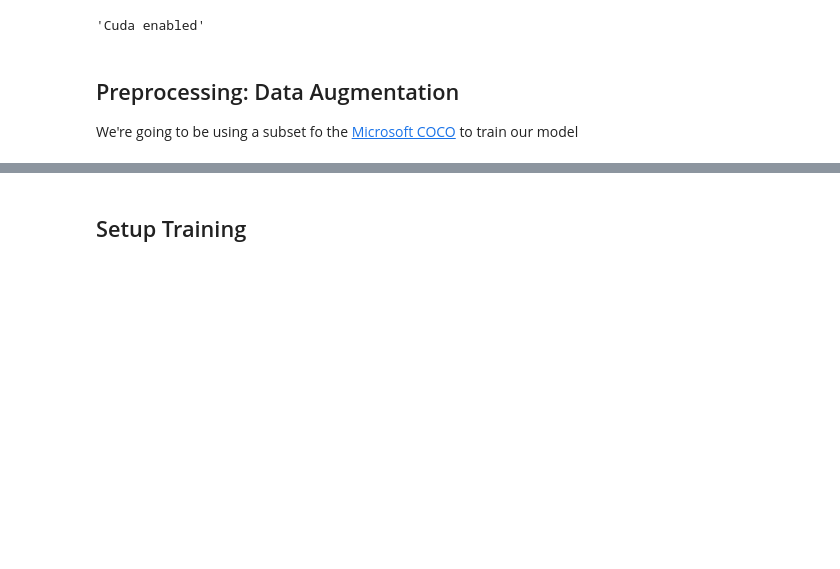
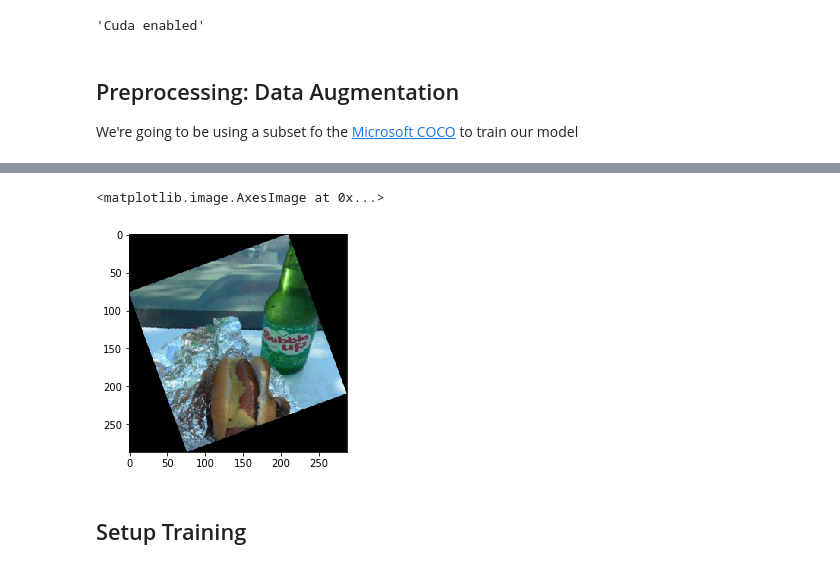
Before and after one commit to JerAguilon/Image-Processing-Deep-Learning, a Jupyter notebook: auto_rotate.py.ipynb, the cells around one changed output, grey strips where cells are left out. Saved outputs shown, nothing was run; the diff lists cells and outputs as text; code cells hidden in the pictures; blank space fills up the shorter version.

```diff
--- a/auto_rotate.py.ipynb
+++ b/auto_rotate.py.ipynb
@@ -227,5 +256,8 @@ display(dataframe.rotation[100])
 # %%
-plt.imshow(rotate_image(test_image, dataframe.rotation[100]))
+plt.imshow(rotate_image(test_image, dataframe.rotation[0]))
+# %% [output]
+<matplotlib.image.AxesImage at 0x...>
+[figure, added]
 # %% [markdown]
 ## Setup Training
 # %%
```
Also changed, not shown: parts of 7 cells of this notebook.
